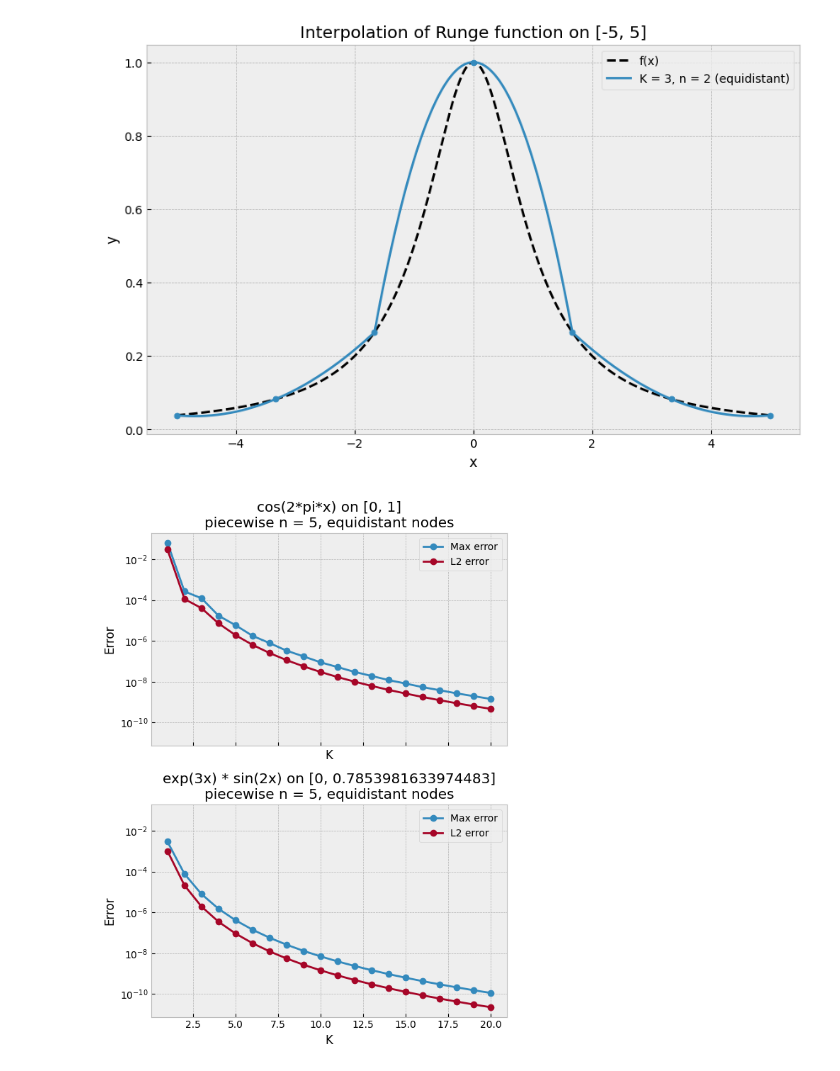
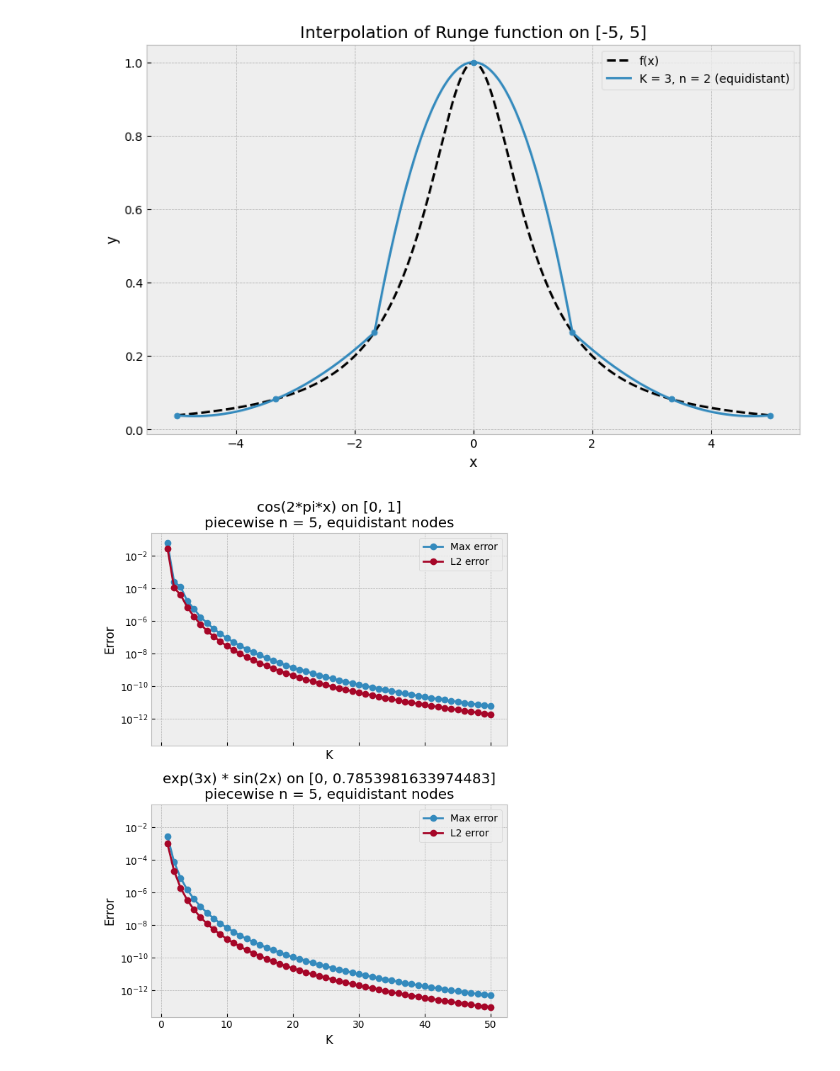
Before and after one commit to Akaada/TMA4215_NumericalMathematics_project1, a Jupyter notebook: taskc_ny.ipynb, the cells around one changed output. Drawn from its saved outputs; the diff is of its cells as text; code cells hidden in the pictures.

```diff
--- a/taskc_ny.ipynb
+++ b/taskc_ny.ipynb
@@ -6,6 +6,6 @@ plot_interpolant(-5,5,test)
 # %% [output]
 [figure]
 # %%
-plot_piecewise_convergence([(f_cos, 0, 1),(f_expsin, 0, np.pi/4)], 1, 20,nodes = ["equidistant"])
+plot_piecewise_convergence([(f_cos, 0, 1),(f_expsin, 0, np.pi/4)], 1, 50,nodes = ["equidistant"])
 # %% [output]
-[figure, old version]
+[figure, new version]
```
Also changed, not shown: parts of 1 cell of this notebook, 1 other file.
